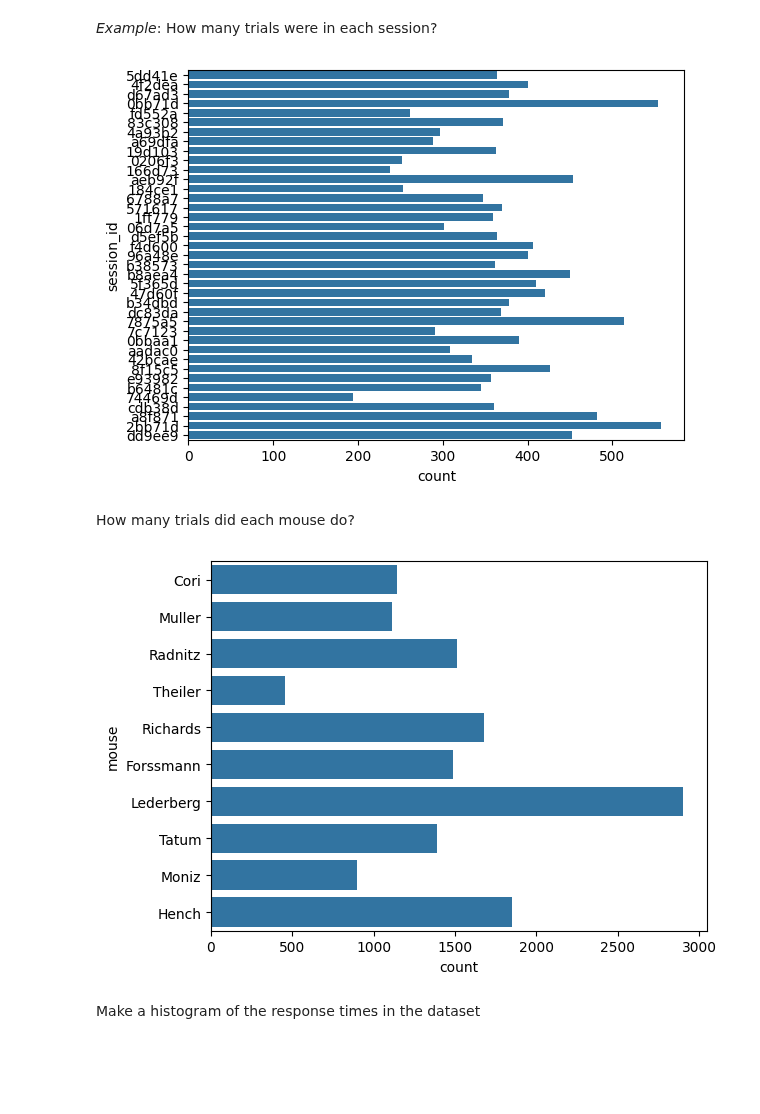
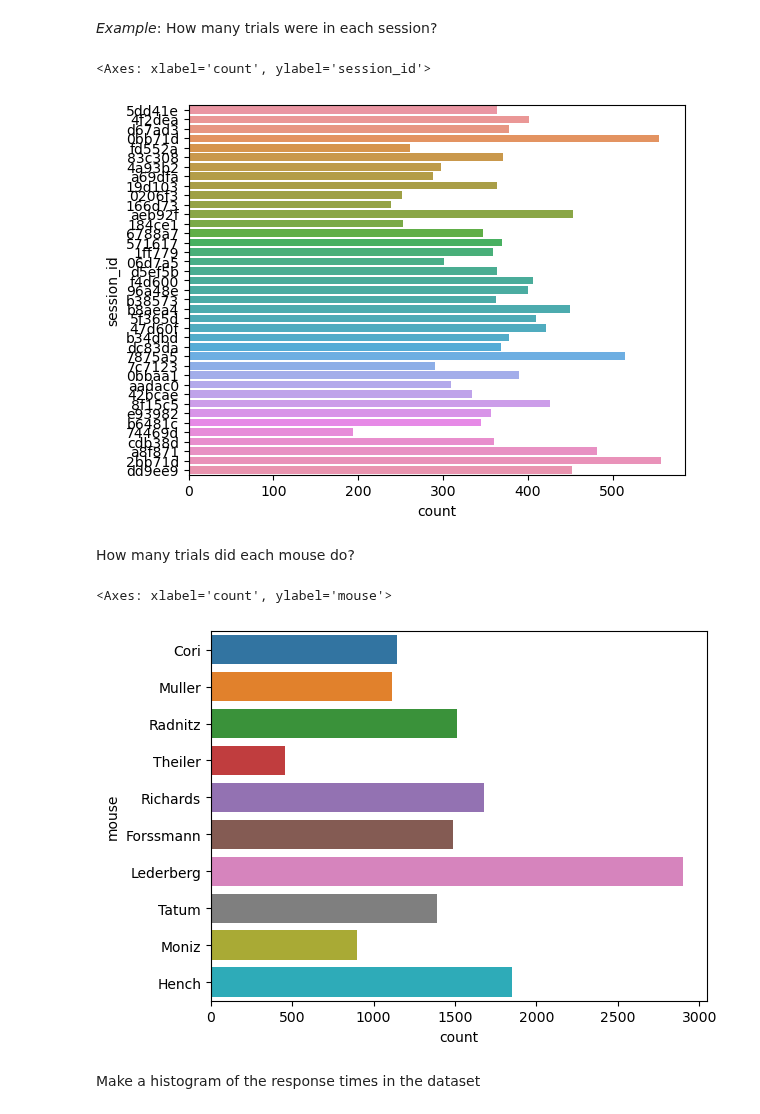
Before and after one commit to ibehave-ibots/iBOTS-Tools, a Jupyter notebook: workshops/python-workshop-1/exercises/nick/day1_1.ipynb, the cells around one changed output. Drawn from its saved outputs; the diff is of its cells as text; code cells hidden in the pictures; blank space fills up the shorter version.

```diff
--- a/workshops/python-workshop-1/exercises/nick/day1_1.ipynb
+++ b/workshops/python-workshop-1/exercises/nick/day1_1.ipynb
@@ -174,3 +176,5 @@ len(df)
+# %%
+df = df.reset_index()
 # %% [markdown]
 Are the same columns still in this dataset?
 # %%
@@ -554,15 +516,17 @@ sns.heatmap(df.groupby(['column1', 'column2'])['column3'].size().unstack())
 # %% [markdown]
 *Example*: How many trials were in each session?
 # %%
-sns.countplot(df['session_id']);
+sns.countplot(data=df, y="session_id")
 # %% [output]
+<Axes: xlabel='count', ylabel='session_id'>
-[figure, old version]
+[figure, new version]
 # %% [markdown]
 How many trials did each mouse do?
 # %%
-sns.countplot(df['mouse']);
+sns.countplot(data=df, y="mouse")
 # %% [output]
+<Axes: xlabel='count', ylabel='mouse'>
-[figure, old version]
+[figure, new version]
 # %% [markdown]
 Make a histogram of the response times in the dataset
 # %%
```
Also changed, not shown: parts of 20 cells of this notebook, 1 other file.
